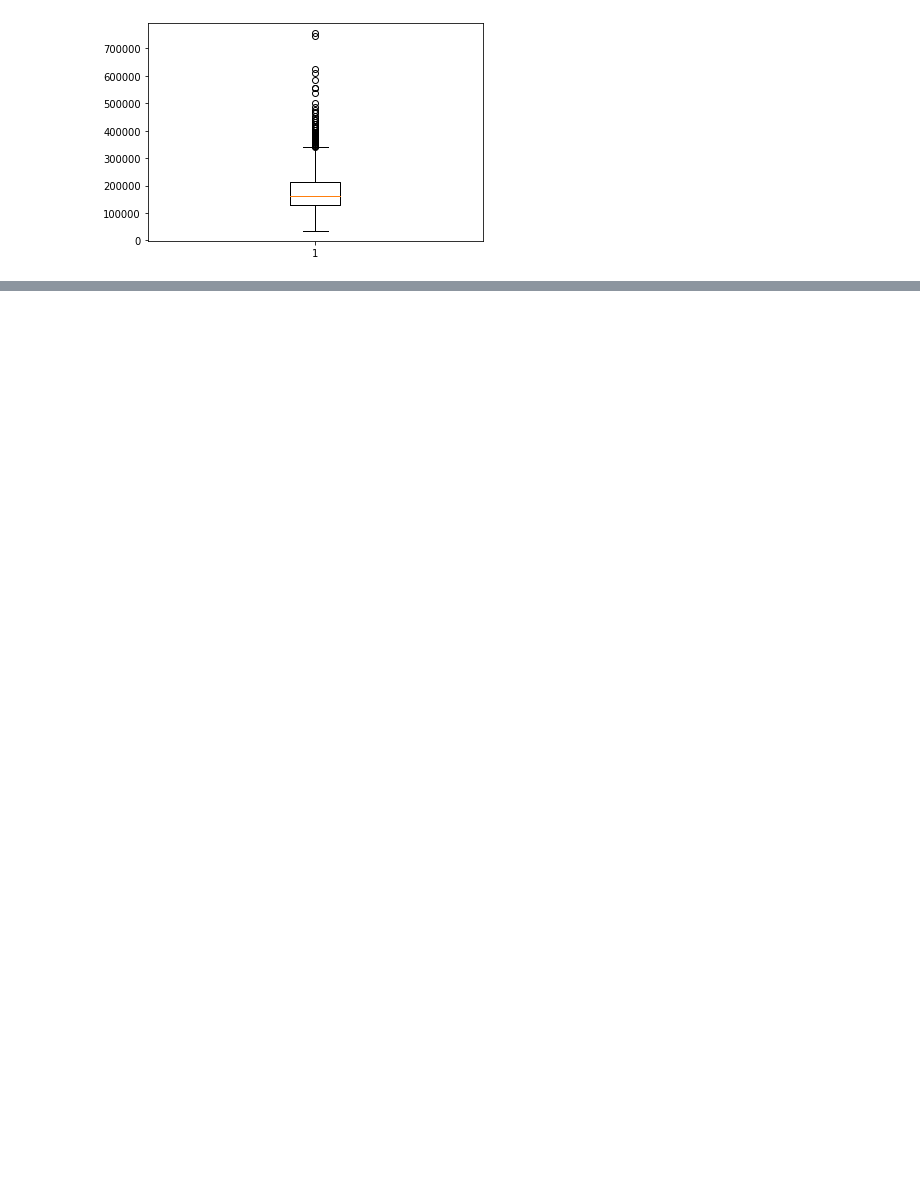
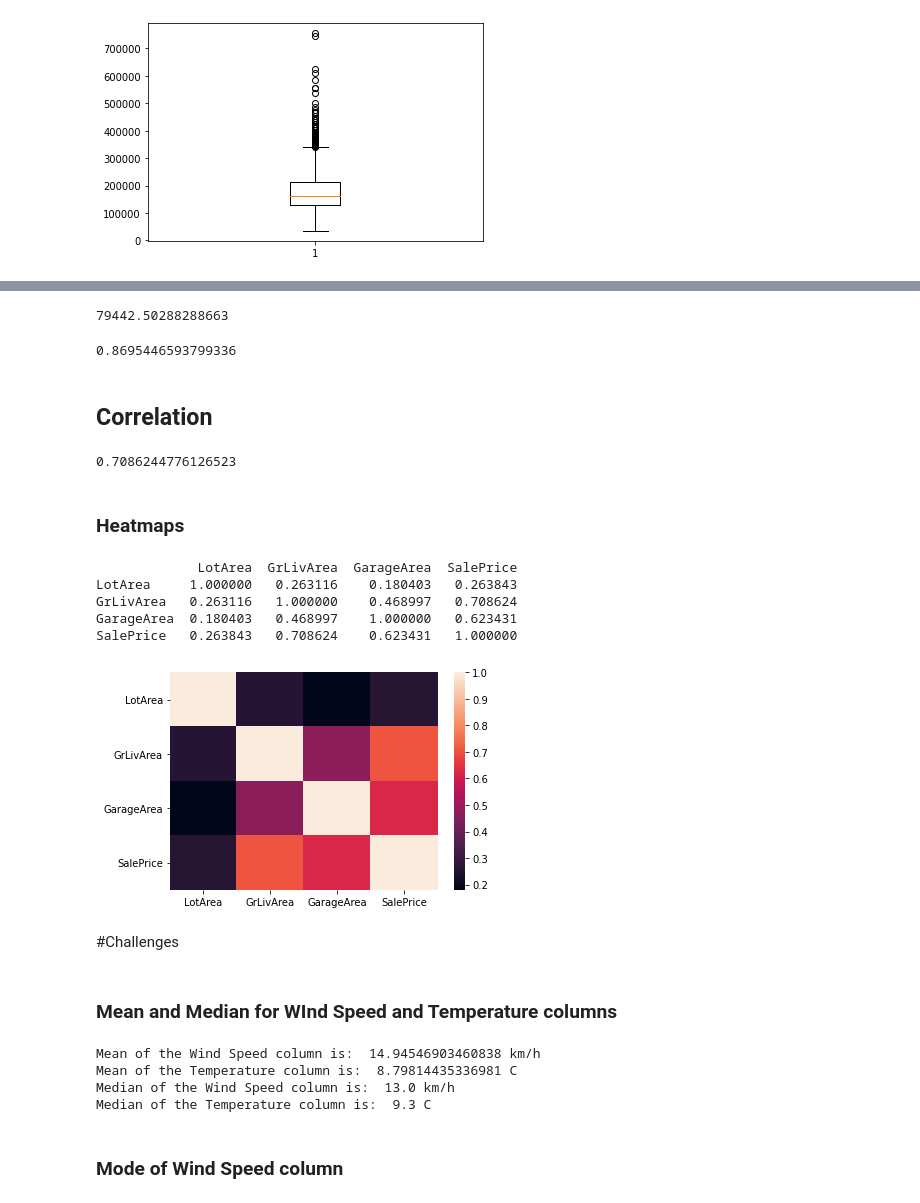
Before and after one commit to cedricbansah/data-science-practice, a Jupyter notebook: week_6_notebook.ipynb, the cells around one changed output, grey strips where cells are left out. Drawn from its saved outputs; the diff is of its cells as text; code cells hidden in the pictures; blank space fills up the shorter version.

```diff
--- a/week_6_notebook.ipynb
+++ b/week_6_notebook.ipynb
@@ -70,0 +157,40 @@ box_plot()
+# %%
+from math import sqrt
+std_sp = sqrt(variance_sp)
+std_sp
+# %% [output]
+79442.50288288663
+# %%
+#How far is the price of a particular house from the mean when compared to other points in the dataset?
+(250000-mean_sp)/std_sp
+# %% [output]
+0.8695446593799336
+# %% [markdown]
+## Correlation
+# %%
+#What is the correlation between Sales Price and the Living Room area?
+living_room_area = pd.Series(dataset['GrLivArea'])
+np.corrcoef(sales_price, living_room_area)[0,1] # Returns Pearson product-moment correlation coefficients.
+# %% [output]
+0.7086244776126523
+# %% [markdown]
+### Heatmaps
+# %%
+# Plotting a heatmap to see the correlation trend between different variables
+import seaborn as sns
+%matplotlib inline
+x = dataset[['LotArea', 'GrLivArea','GarageArea','SalePrice']]
+corr = x.corr()  #computes pairwise correlation of columsn excluding null values
+sns.heatmap(corr)
+print(corr)
+# %% [output]
+             LotArea  GrLivArea  GarageArea  SalePrice
+LotArea     1.000000   0.263116    0.180403   0.263843
+GrLivArea   0.263116   1.000000    0.468997   0.708624
+GarageArea  0.180403   0.468997    1.000000   0.623431
+SalePrice   0.263843   0.708624    0.623431   1.000000
+[figure, added]
+# %% [markdown]
+#Challenges
+# %% [markdown]
+### Mean and Median for WInd Speed and Temperature columns
@@ -70,0 +201,16 @@ box_plot()
+# %%
+ws_mean = wind_speed.mean()
+ws_median = wind_speed.median()
+temp_mean = temperature.mean()
+temp_median = temperature.median()
+print('Mean of the Wind Speed column is: ', ws_mean, 'km/h')
+print('Mean of the Temperature column is: ', temp_mean, 'C')
+print('Median of the Wind Speed column is: ', ws_median, 'km/h')
+print('Median of the Temperature column is: ', temp_median, 'C')
+# %% [output]
+Mean of the Wind Speed column is:  14.94546903460838 km/h
+Mean of the Temperature column is:  8.79814435336981 C
+Median of the Wind Speed column is:  13.0 km/h
+Median of the Temperature column is:  9.3 C
+# %% [markdown]
+### Mode of Wind Speed column
```
Also changed, not shown: parts of 24 cells of this notebook.
